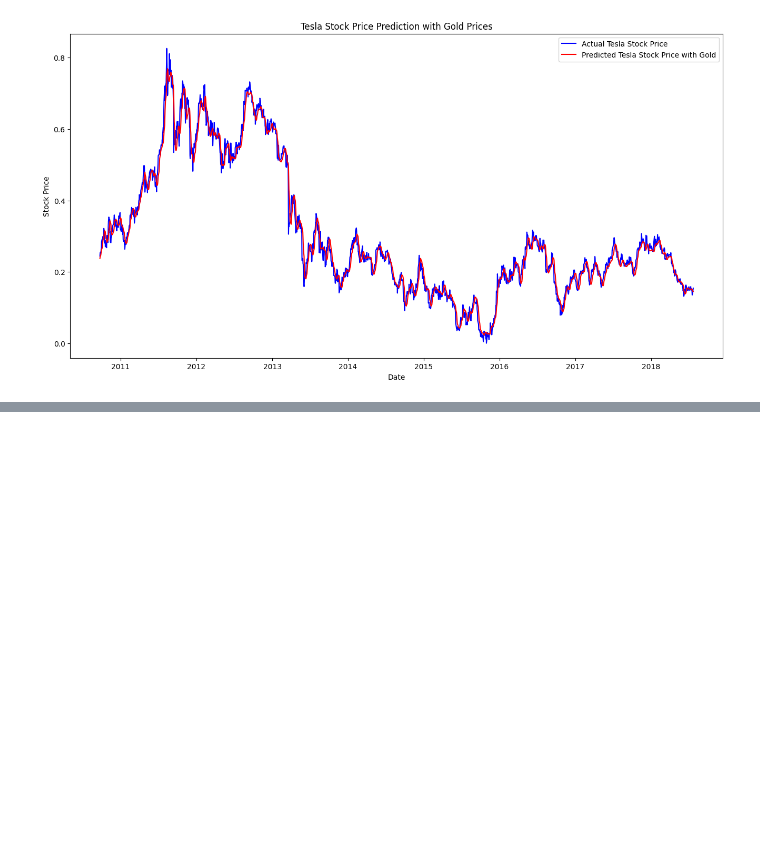
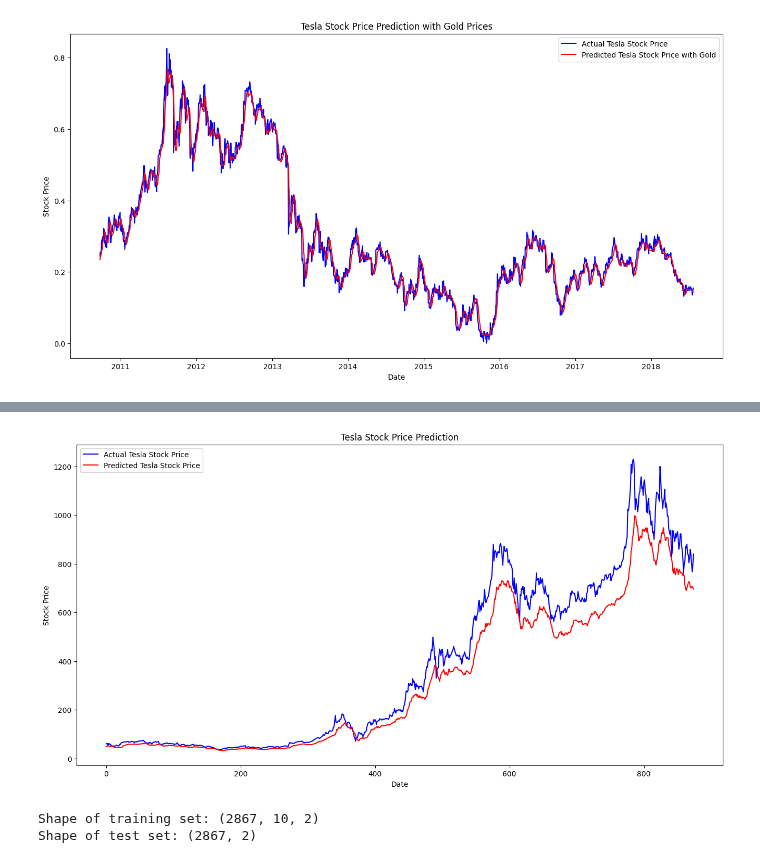
Before and after one commit to mehmet-ercan/MachineLearning, a Jupyter notebook: HW5/HW5_AKCAN_ERCAN_244201001033.ipynb, the cells around one changed output, grey strips where cells are left out. Drawn from its saved outputs; the diff is of its cells as text; code cells hidden in the pictures; blank space fills up the shorter version.

```diff
--- a/HW5/HW5_AKCAN_ERCAN_244201001033.ipynb
+++ b/HW5/HW5_AKCAN_ERCAN_244201001033.ipynb
@@ -228,0 +327,30 @@ plt.show()
+# %%
+input_shape = x_train.shape[1:]
+
+model = build_model(
+    input_shape,
+    head_size=256,
+    num_heads=4,
+    ff_dim=4,
+    num_transformer_blocks=4,
+    mlp_units=[128],
+    mlp_dropout=0.4,
+    dropout=0.25,
+)
+
+model.compile(
+    loss="mean_squared_error",
+    optimizer=keras.optimizers.Adam(learning_rate=1e-4)
+)
+
+callbacks = [keras.callbacks.EarlyStopping(patience=10,
+                                           restore_best_weights=True)]
+
+model.fit(
+    x_train,
+    y_train,
+    validation_split=0.2,
+    epochs=5,
+    batch_size=64,
+    callbacks=callbacks,
+)
@@ -228,0 +394,4 @@ plt.show()
+# %%
+pred = model.predict(x_test)
+score = np.sqrt(metrics.mean_squared_error(pred, y_test))
+print("Score (RMSE): {}".format(score))
@@ -228,0 +401,12 @@ plt.show()
+# %%
+# Plot the results
+plt.figure(figsize=(16, 8))
+plt.plot(y_test, color='blue', label='Actual Tesla Stock Price')
+plt.plot(pred, color='red', label='Predicted Tesla Stock Price')
+plt.title('Tesla Stock Price Prediction')
+plt.xlabel('Date')
+plt.ylabel('Stock Price')
+plt.legend()
+plt.show()
+# %% [output]
+[figure, added]
@@ -228,0 +431,7 @@ plt.show()
+# %%
+X, Y = create_dataset_with_gold(combined_data, SEQUENCE_SIZE)
+print("Shape of training set: {}".format(X.shape))
+print("Shape of test set: {}".format(Y.shape))
+# %% [output]
+Shape of training set: (2867, 10, 2)
+Shape of test set: (2867, 2)
```
Also changed, not shown: parts of 27 cells of this notebook, 1 other file.
